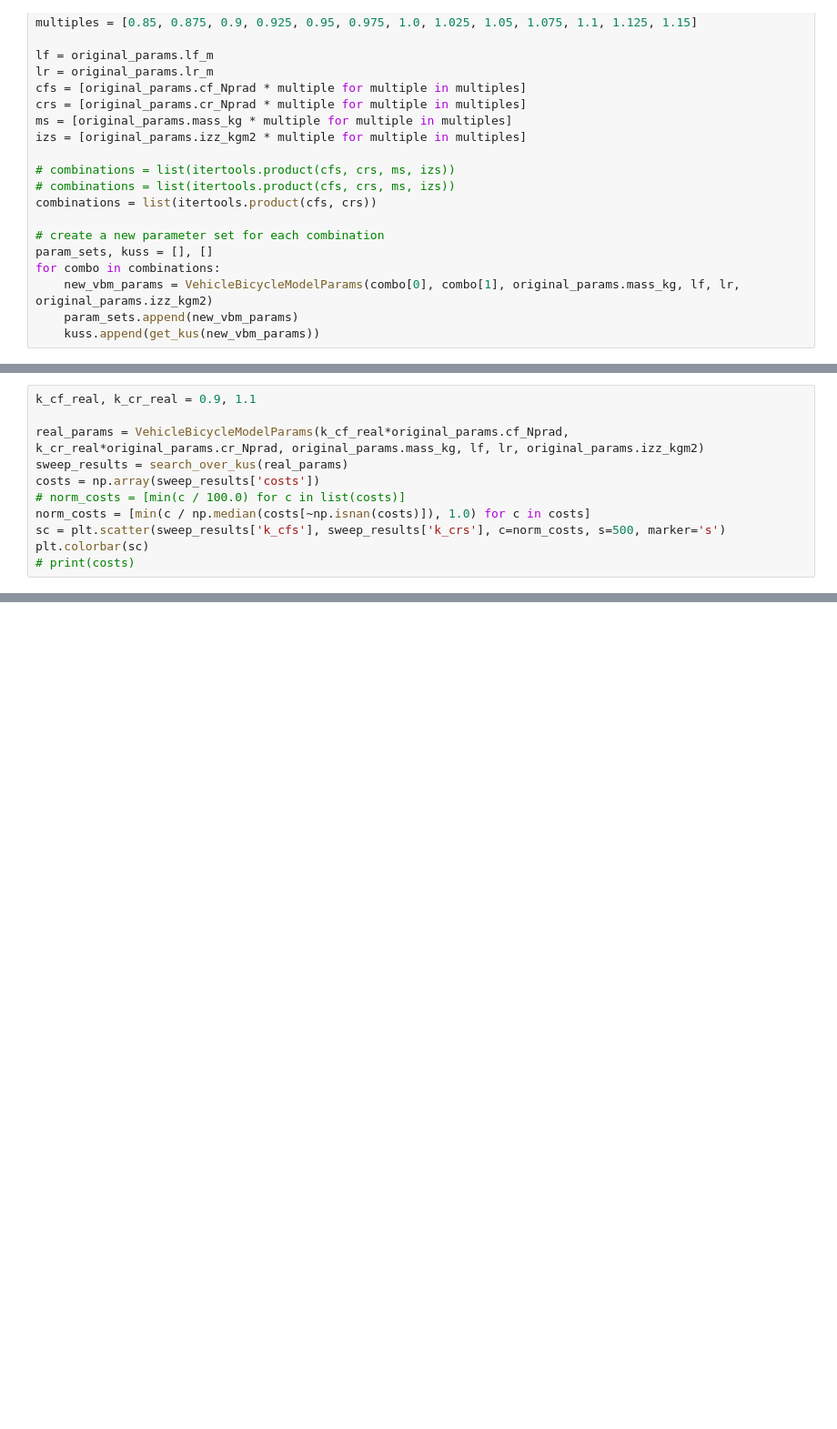
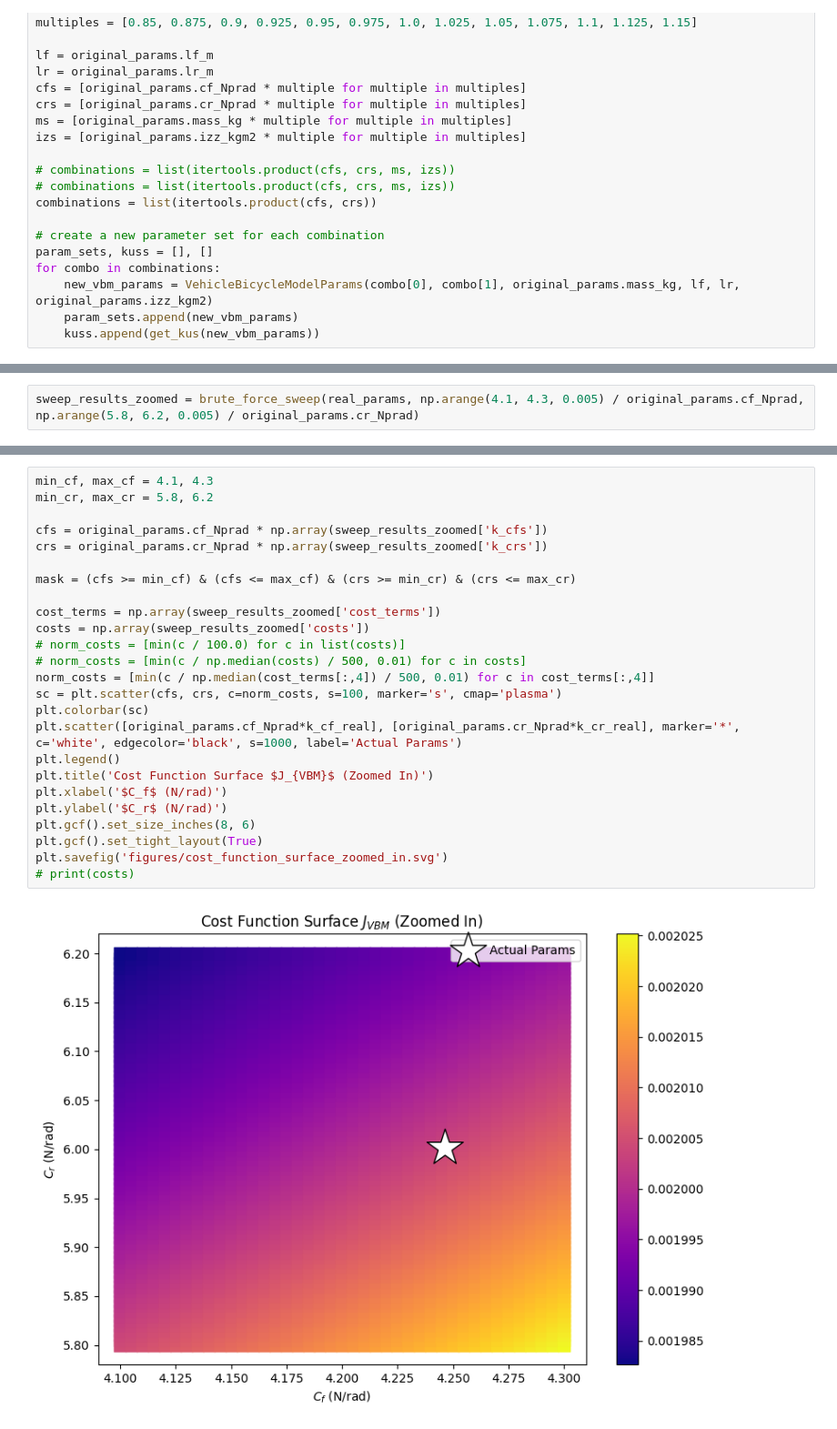
Before and after one commit to SamKhzym/cloud-auto-park, a Jupyter notebook: sim_ws/src/digital_twin/param_estimator/analysis/param_est_doe.ipynb, the cells around one changed output, grey strips where cells are left out. Shown at 91% size. Cells and saved outputs as stored; diff of their text form; blank space fills up the shorter version.

```diff
--- a/sim_ws/src/digital_twin/param_estimator/analysis/param_est_doe.ipynb
+++ b/sim_ws/src/digital_twin/param_estimator/analysis/param_est_doe.ipynb
@@ -502,11 +346,0 @@ def search_over_kus(param_set):
-# %%
-k_cf_real, k_cr_real = 0.9, 1.1
-
-real_params = VehicleBicycleModelParams(k_cf_real*original_params.cf_Nprad, k_cr_real*original_params.cr_Nprad, original_params.mass_kg, lf, lr, original_params.izz_kgm2)
-sweep_results = search_over_kus(real_params)
-costs = np.array(sweep_results['costs'])
-# norm_costs = [min(c / 100.0) for c in list(costs)]
-norm_costs = [min(c / np.median(costs[~np.isnan(costs)]), 1.0) for c in costs]
-sc = plt.scatter(sweep_results['k_cfs'], sweep_results['k_crs'], c=norm_costs, s=500, marker='s')
-plt.colorbar(sc)
-# print(costs)
@@ -564,0 +347,2 @@ KeyError: 'ys_actual'
+# %%
+sweep_results_zoomed = brute_force_sweep(real_params, np.arange(4.1, 4.3, 0.005) / original_params.cf_Nprad, np.arange(5.8, 6.2, 0.005) / original_params.cr_Nprad)
@@ -564,0 +368,27 @@ KeyError: 'ys_actual'
+# %%
+min_cf, max_cf = 4.1, 4.3
+min_cr, max_cr = 5.8, 6.2
+
+cfs = original_params.cf_Nprad * np.array(sweep_results_zoomed['k_cfs'])
+crs = original_params.cr_Nprad * np.array(sweep_results_zoomed['k_crs'])
+
+mask = (cfs >= min_cf) & (cfs <= max_cf) & (crs >= min_cr) & (crs <= max_cr)
+
+cost_terms = np.array(sweep_results_zoomed['cost_terms'])
+costs = np.array(sweep_results_zoomed['costs'])
+# norm_costs = [min(c / 100.0) for c in list(costs)]
+# norm_costs = [min(c / np.median(costs) / 500, 0.01) for c in costs]
+norm_costs = [min(c / np.median(cost_terms[:,4]) / 500, 0.01) for c in cost_terms[:,4]]
+sc = plt.scatter(cfs, crs, c=norm_costs, s=100, marker='s', cmap='plasma')
+plt.colorbar(sc)
+plt.scatter([original_params.cf_Nprad*k_cf_real], [original_params.cr_Nprad*k_cr_real], marker='*', c='white', edgecolor='black', s=1000, label='Actual Params')
+plt.legend()
+plt.title('Cost Function Surface $J_{VBM}$ (Zoomed In)')
+plt.xlabel('$C_f$ (N/rad)')
+plt.ylabel('$C_r$ (N/rad)')
+plt.gcf().set_size_inches(8, 6)
+plt.gcf().set_tight_layout(True)
+plt.savefig('figures/cost_function_surface_zoomed_in.svg')
+# print(costs)
+# %% [output]
+[figure, added]
```
Also changed, not shown: parts of 26 cells of this notebook, 2 other files.
